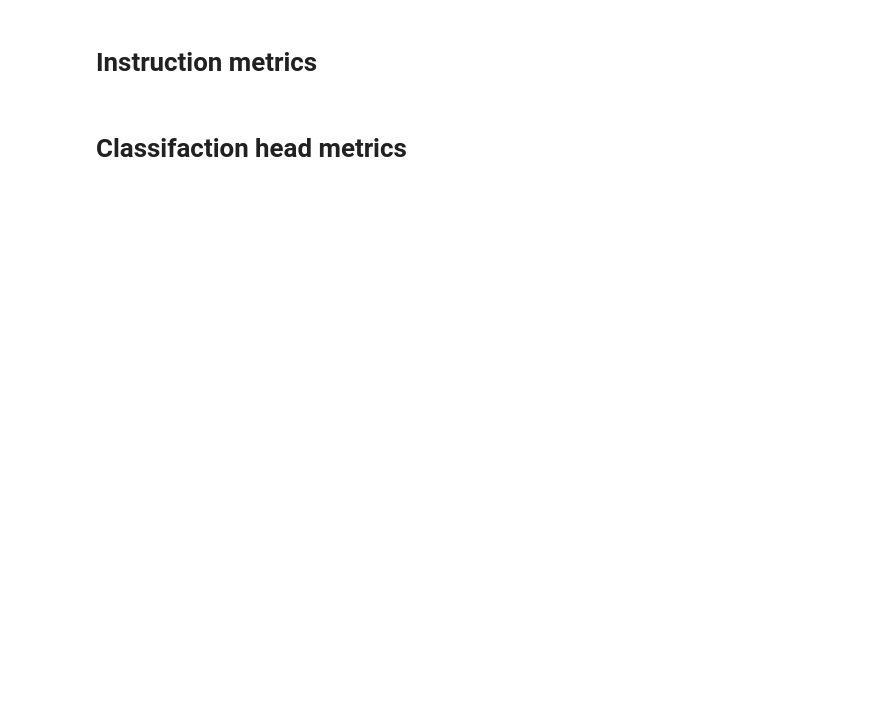
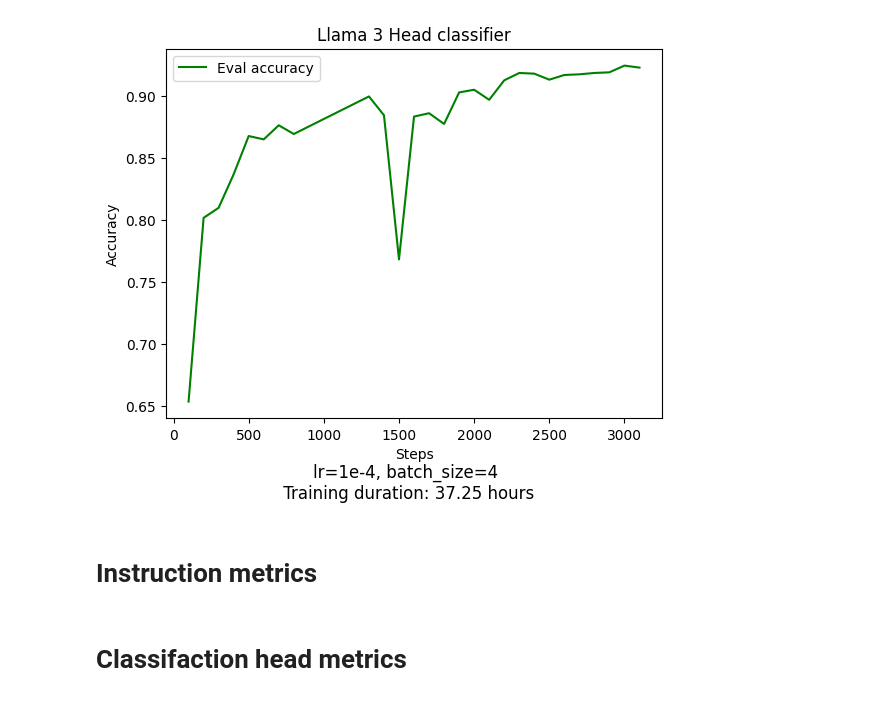
Before and after one commit to malteautrata/TextClassifier, a Jupyter notebook: src/Notebooks/Llama3_classifiers/calculate_metrics.ipynb, the cells around one changed output. Saved outputs shown, nothing was run; the diff lists cells and outputs as text; code cells hidden in the pictures; blank space fills up the shorter version.

```diff
--- a/src/Notebooks/Llama3_classifiers/calculate_metrics.ipynb
+++ b/src/Notebooks/Llama3_classifiers/calculate_metrics.ipynb
@@ -38,3 +61,18 @@ plt.show()
+# %%
+fig, ax = plt.subplots()
+
+ax.plot(steps, eval_accuracy, "g-", label="Eval accuracy")
+ax.set_xlabel("Steps")
+ax.set_ylabel("Accuracy", color="black")
+ax.legend()
+plt.title("Llama 3 Head classifier")
+txt = "lr=1e-4, batch_size=4\n Training duration: 37.25 hours"
+plt.figtext(0.5, -0.05, txt, wrap=True, horizontalalignment="center", fontsize=12)
+
+plt.savefig(path_to_save_metrics + "/training_accuracy.png")
+plt.show()
+# %% [output]
+[figure, added]
 # %%
 from collections import Counter
 
```
Also changed, not shown: parts of 6 cells of this notebook.
